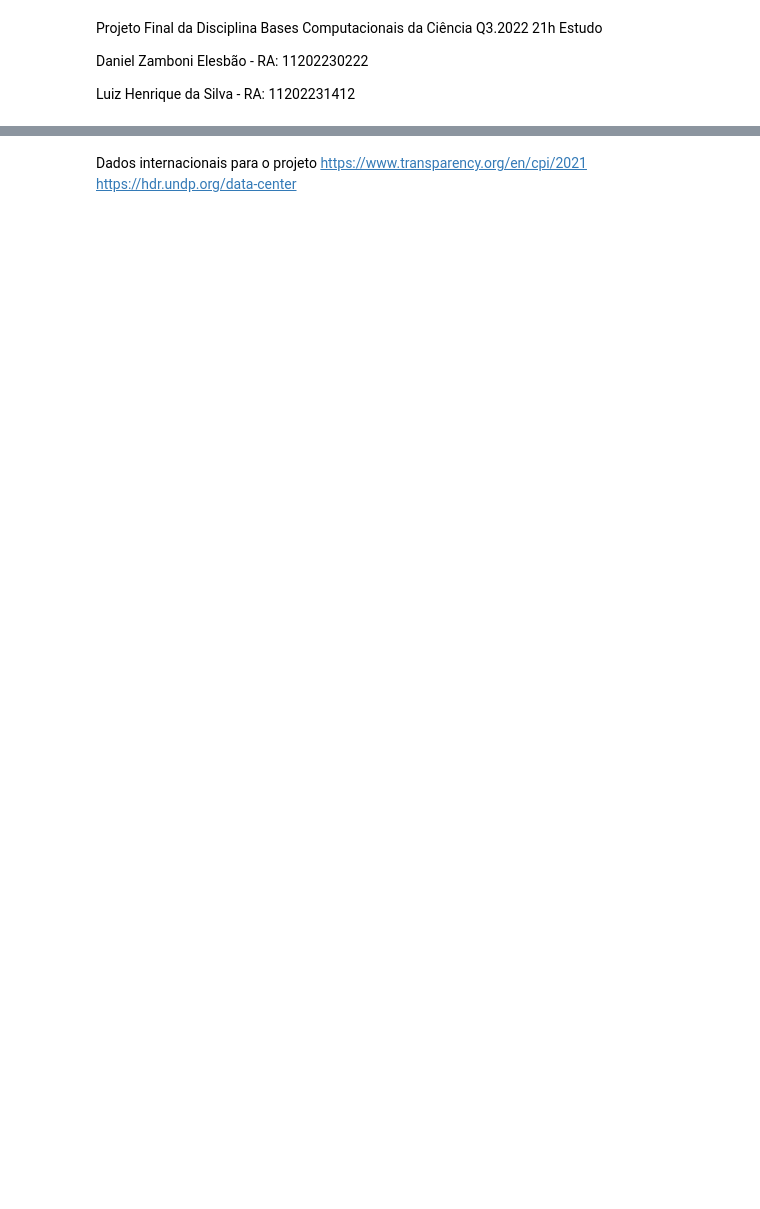
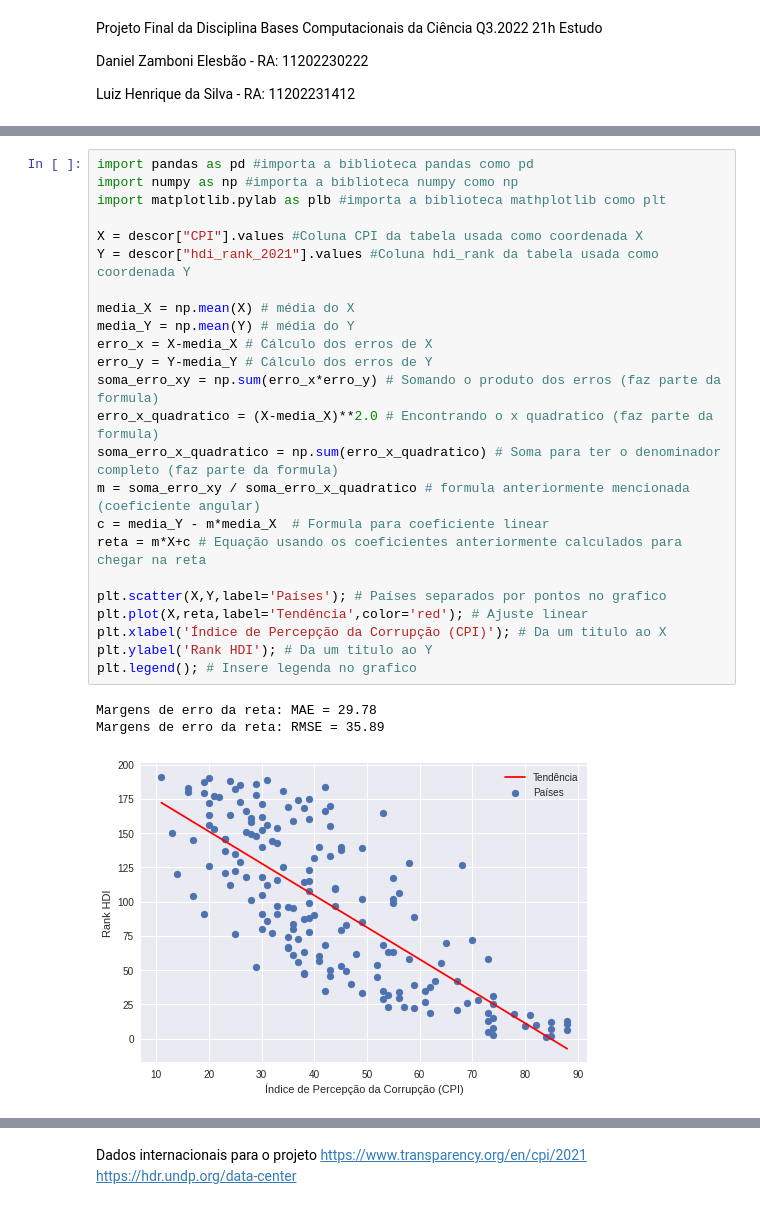
Before and after one commit to daniel-elesbao/BasesComputacionais, a Jupyter notebook: ProjetoBCCDanielZamboniElesbãoeLuizHenriquedaSilva.ipynb, the cells around one changed output, grey strips where cells are left out. Drawn from its saved outputs; the diff is of its cells as text; blank space fills up the shorter version.

```diff
--- a/ProjetoBCCDanielZamboniElesbãoeLuizHenriquedaSilva.ipynb
+++ b/ProjetoBCCDanielZamboniElesbãoeLuizHenriquedaSilva.ipynb
@@ -39,0 +40,28 @@ display (descor)
+# %%
+import pandas as pd #importa a biblioteca pandas como pd
+import numpy as np #importa a biblioteca numpy como np
+import matplotlib.pylab as plb #importa a biblioteca mathplotlib como plt
+
+X = descor["CPI"].values #Coluna CPI da tabela usada como coordenada X
+Y = descor["hdi_rank_2021"].values #Coluna hdi_rank da tabela usada como coordenada Y
+
+media_X = np.mean(X) # média do X
+media_Y = np.mean(Y) # média do Y
+erro_x = X-media_X # Cálculo dos erros de X
+erro_y = Y-media_Y # Cálculo dos erros de Y
+soma_erro_xy = np.sum(erro_x*erro_y) # Somando o produto dos erros (faz parte da formula)
+erro_x_quadratico = (X-media_X)**2.0 # Encontrando o x quadratico (faz parte da formula)
+soma_erro_x_quadratico = np.sum(erro_x_quadratico) # Soma para ter o denominador completo (faz parte da formula)
+m = soma_erro_xy / soma_erro_x_quadratico # formula anteriormente mencionada (coeficiente angular)
+c = media_Y - m*media_X  # Formula para coeficiente linear
+reta = m*X+c # Equação usando os coeficientes anteriormente calculados para chegar na reta
+
+plt.scatter(X,Y,label='Países'); # Países separados por pontos no grafico
+plt.plot(X,reta,label='Tendência',color='red'); # Ajuste linear
+plt.xlabel('Índice de Percepção da Corrupção (CPI)'); # Da um titulo ao X
+plt.ylabel('Rank HDI'); # Da um titulo ao Y
+plt.legend(); # Insere legenda no grafico
+# %% [output]
+Margens de erro da reta: MAE = 29.78
+Margens de erro da reta: RMSE = 35.89
+[figure, added]
```
Also changed, not shown: parts of 2 cells of this notebook.
